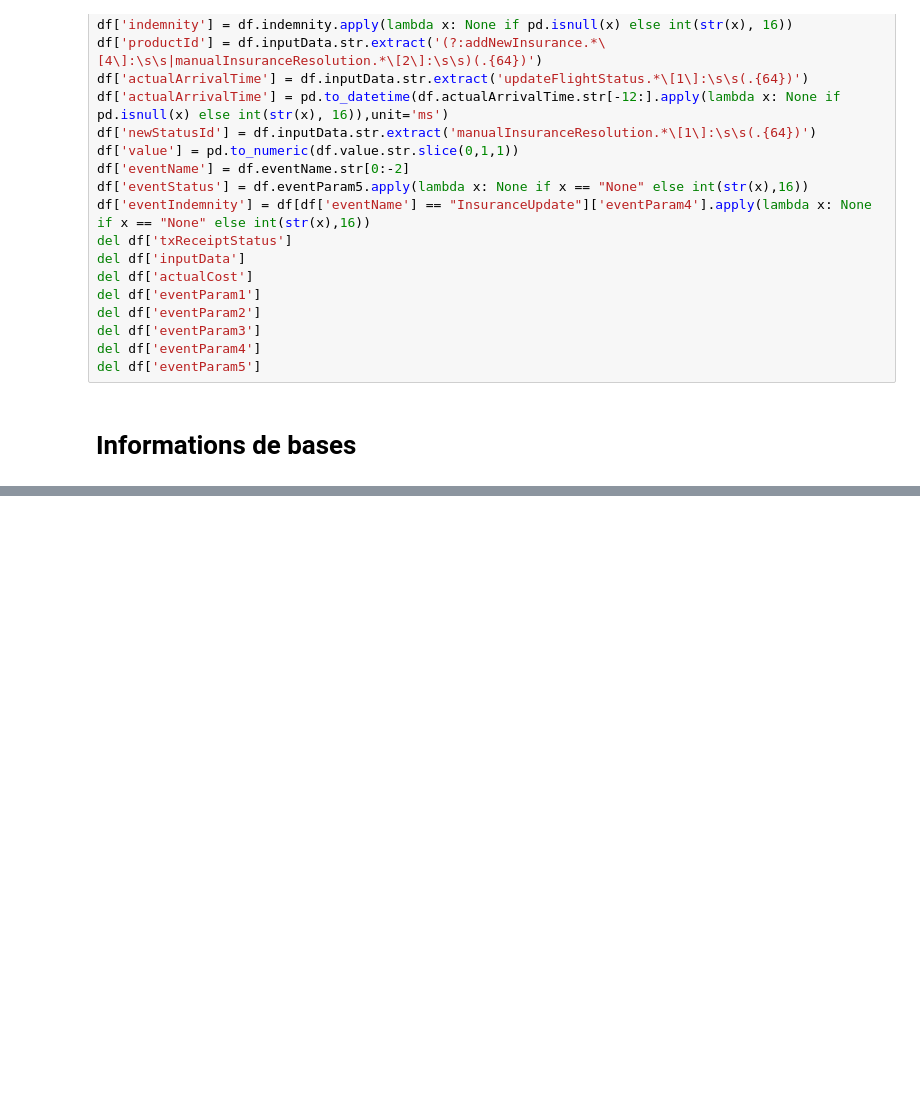
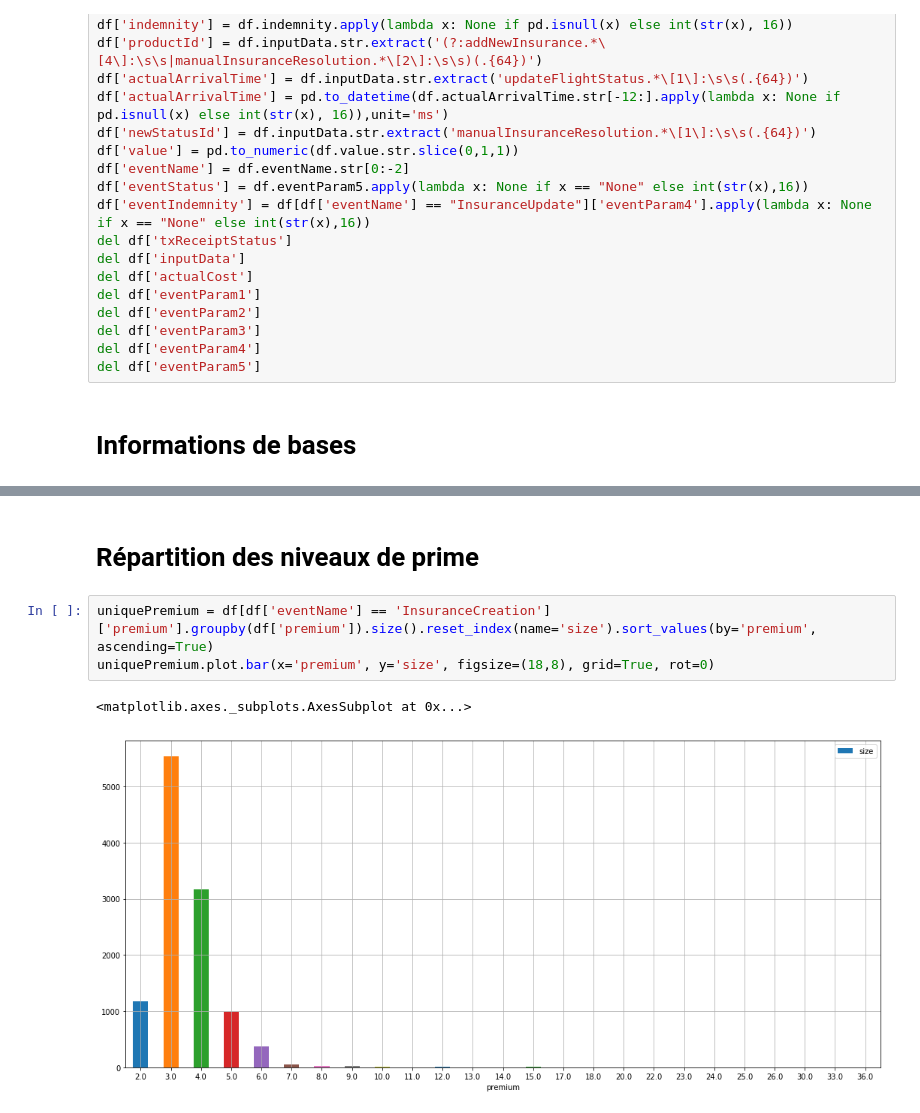
Before and after one commit to adalmieres/fizzy, a Jupyter notebook: lab/fizzy-notebook.ipynb, the cells around one changed output, grey strips where cells are left out. Cells and saved outputs as stored; diff of their text form; blank space fills up the shorter version.

```diff
--- a/lab/fizzy-notebook.ipynb
+++ b/lab/fizzy-notebook.ipynb
@@ -84,0 +274,8 @@ df[df['functionCalled'] == 'addNewInsurance']['flightNo'].value_counts()[0:10]
+# %% [markdown]
+# Répartition des niveaux de prime
+# %%
+uniquePremium = df[df['eventName'] == 'InsuranceCreation']['premium'].groupby(df['premium']).size().reset_index(name='size').sort_values(by='premium', ascending=True)
+uniquePremium.plot.bar(x='premium', y='size', figsize=(18,8), grid=True, rot=0)
+# %% [output]
+<matplotlib.axes._subplots.AxesSubplot at 0x...>
+[figure, added]
```
Also changed, not shown: parts of 13 cells of this notebook, 2 other files.
